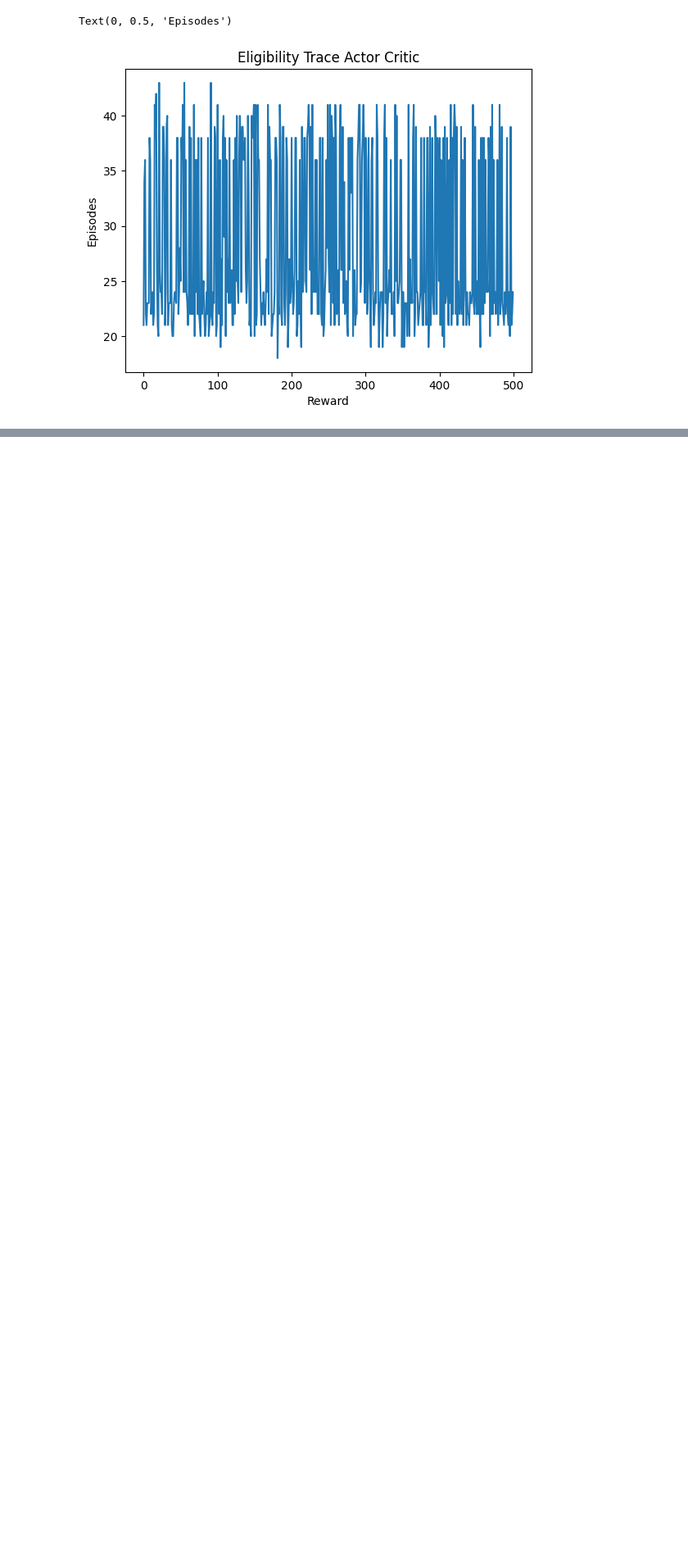
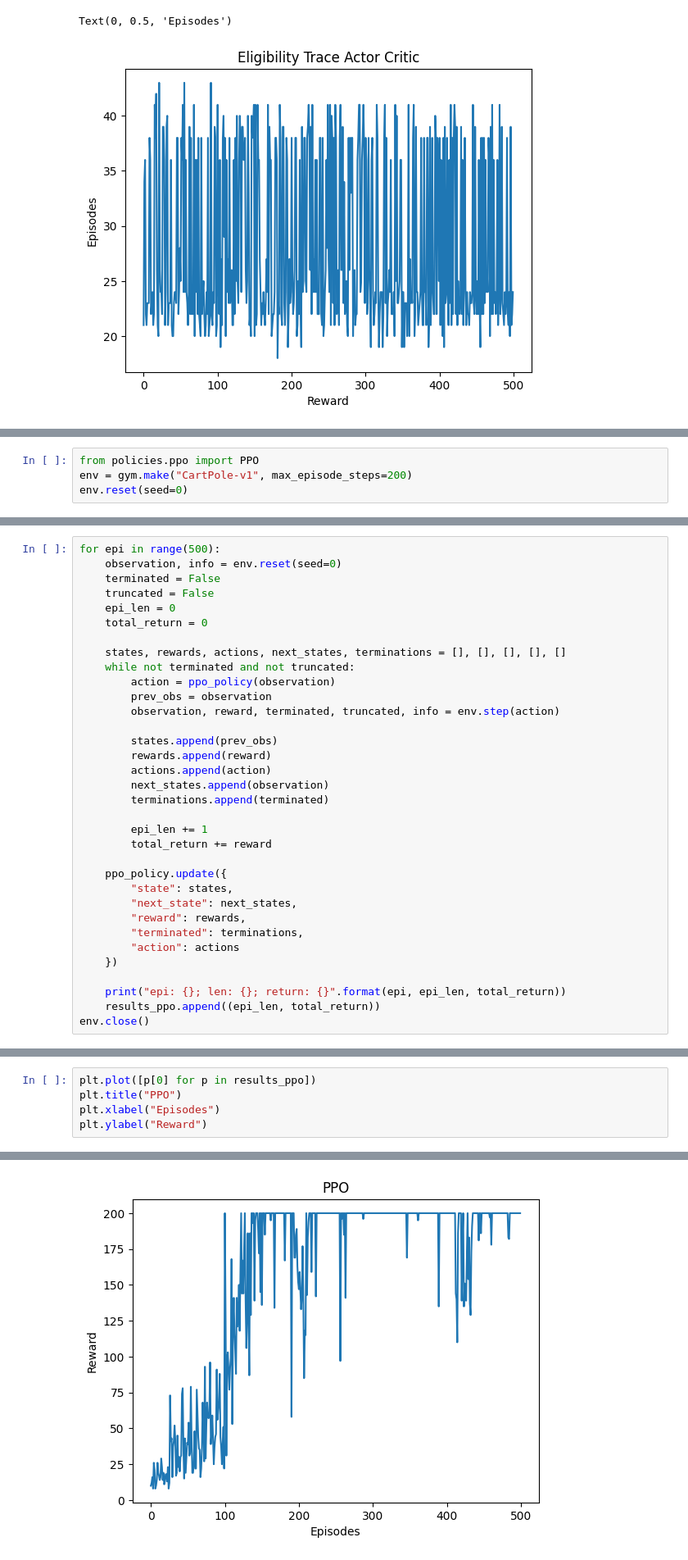
Before and after one commit to waymao/deep-rl, a Jupyter notebook: main.ipynb, the cells around one changed output, grey strips where cells are left out. Shown: that part at 82% size. Cells and saved outputs as stored; diff of their text form; blank space fills up the shorter version.

```diff
--- a/main.ipynb
+++ b/main.ipynb
@@ -316,0 +322,4 @@ Text(0, 0.5, 'Episodes')
+# %%
+from policies.ppo import PPO
+env = gym.make("CartPole-v1", max_episode_steps=200)
+env.reset(seed=0)
@@ -316,0 +346,34 @@ Text(0, 0.5, 'Episodes')
+# %%
+for epi in range(500):
+    observation, info = env.reset(seed=0)
+    terminated = False
+    truncated = False
+    epi_len = 0
+    total_return = 0
+
+    states, rewards, actions, next_states, terminations = [], [], [], [], []
+    while not terminated and not truncated:
+        action = ppo_policy(observation)
+        prev_obs = observation
+        observation, reward, terminated, truncated, info = env.step(action)
+
+        states.append(prev_obs)
+        rewards.append(reward)
+        actions.append(action)
+        next_states.append(observation)
+        terminations.append(terminated)
+
+        epi_len += 1
+        total_return += reward
+
+    ppo_policy.update({
+        "state": states,
+        "next_state": next_states,
+        "reward": rewards,
+        "terminated": terminations,
+        "action": actions
+    })
+
+    print("epi: {}; len: {}; return: {}".format(epi, epi_len, total_return))
+    results_ppo.append((epi_len, total_return))
+env.close()
@@ -316,0 +398,6 @@ Text(0, 0.5, 'Episodes')
+# %%
+plt.plot([p[0] for p in results_ppo])
+plt.title("PPO")
+plt.xlabel("Episodes")
+plt.ylabel("Reward")
+# %% [output]
@@ -316,0 +405 @@ Text(0, 0.5, 'Episodes')
+[figure, added]
```
Also changed, not shown: parts of 6 cells of this notebook, 1 other file.
